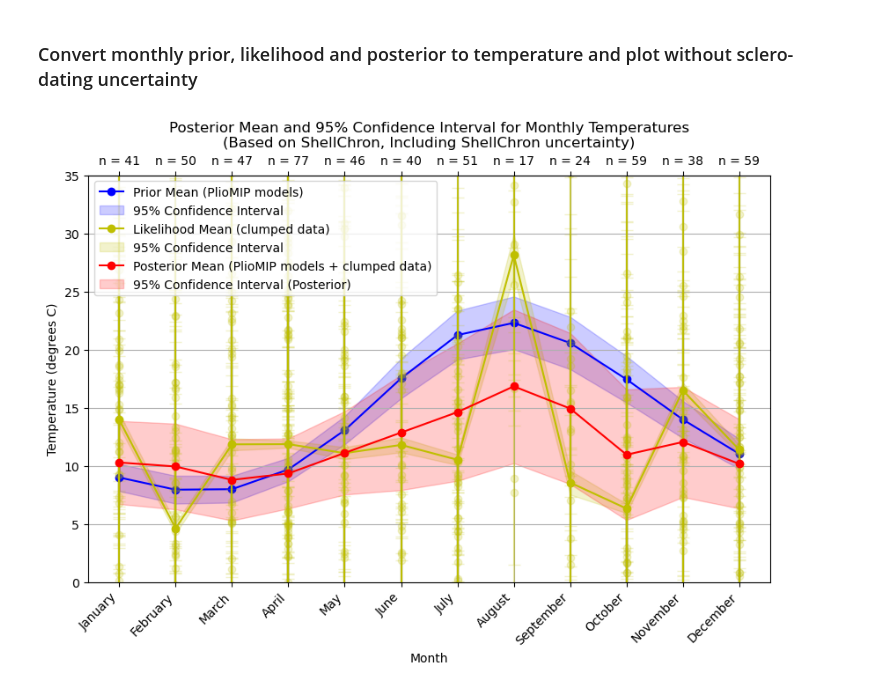
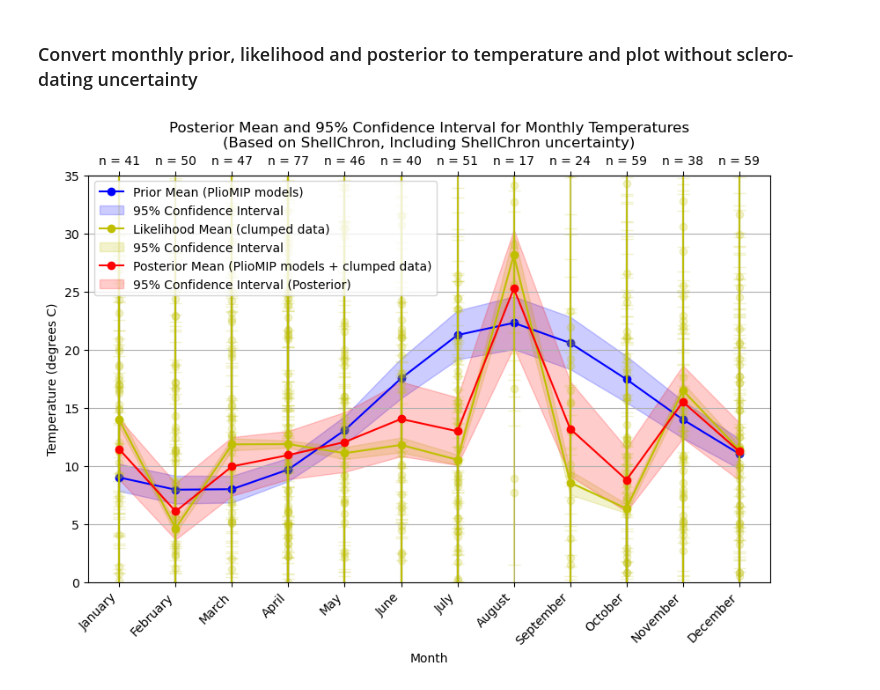
Before and after one commit to nielsjdewinter/SeasonalDA_script, a Jupyter notebook: Seasonal_DA_PWP4_SST.ipynb, the cells around one changed output. Saved outputs shown, nothing was run; the diff lists cells and outputs as text; code cells hidden in the pictures.

```diff
--- a/Seasonal_DA_PWP4_SST.ipynb
+++ b/Seasonal_DA_PWP4_SST.ipynb
@@ -1457,15 +1499,13 @@ plt.show()
 # %% [markdown]
 ### Convert monthly prior, likelihood and posterior to temperature and plot without sclero-dating uncertainty
 # %%
-# Convert prior D47 to temp
-# mu_prior_T = D47c.OGLS23.T47(D47 = mu_prior_original, sD47 = cov_prior_original, return_covar = True)[0]
-# cov_prior_T = D47c.OGLS23.T47(D47 = mu_prior_original, sD47 = cov_prior_original, return_covar = True)[1]
+# (Prior is identical to the monthly prior above)
 # Convert likelihood D47 to temp
 mu_likelihood_monthly_noerr_T = D47c.OGLS23.T47(D47 = mu_likelihood_monthly_noerr, sD47 = std_likelihood_monthly_noerr, return_covar = True)[0]
 cov_likelihood_noerr_T = D47c.OGLS23.T47(D47 = mu_likelihood_monthly_noerr, sD47 = std_likelihood_monthly_noerr, return_covar = True)[1]
 # # Convert posterior D47 to temp
-mu_posterior_noerr_T = D47c.OGLS23.T47(D47 = mu_prior, sD47 = std_prior, return_covar = True)[0]
-cov_posterior_noerr_T = D47c.OGLS23.T47(D47 = mu_prior, sD47 = std_prior, return_covar = True)[1]
+mu_posterior_noerr_T = D47c.OGLS23.T47(D47 = mu_prior_noerr, sD47 = cov_prior_noerr, return_covar = True)[0]
+cov_posterior_noerr_T = D47c.OGLS23.T47(D47 = mu_prior_noerr, sD47 = cov_prior_noerr, return_covar = True)[1]
 
 # Plot in temperature domain
 # std_prior_T = np.sqrt(np.diag(cov_prior_T))
@@ -1503,31 +1543,31 @@ for measurement in PWP_D47_dict: # Loop over measurements
     plt.plot(measurement["month_score"], D47c.OGLS23.T47(D47 = measurement["D47_corrETF_strict"], sD47 = measurement["D47_sd_ext"])[0], color = "y", marker = "o", alpha = 0.2)
     plt.errorbar(measurement["month_score"], D47c.OGLS23.T47(D47 = measurement["D47_corrETF_strict"], sD47 = measurement["D47_sd_ext"])[0], yerr = D47c.OGLS23.T47(D47 = measurement["D47_corrETF_strict"], sD47 = measurement["D47_sd_ext"])[1], color = "y", alpha = 0.2, capsize = 5)
 # Add numbers of datapoints used for updating to top
 secax = plt.gca().secondary_xaxis('top')
 secax.set_xticks(months)
 secax.set_xticklabels([f"n = {int(n)}" for n in n_update_monthly_noerr])
 secax.tick_params(axis = 'x', rotation = 0)
 
 # POSTERIOR
 # Add posterior mean
 plt.plot(months, mu_posterior_noerr_T, label = 'Posterior Mean (PlioMIP models + clumped data)', color = 'r', marker = 'o')
 # Add 95% confidence intervals for the posterior (mean ± 1.96 * std deviation)
 plt.fill_between(months,
     mu_posterior_noerr_T - stats.t.ppf(1 - 0.025, (n_update_monthly_noerr + n_models)) * std_posterior_noerr_T,
     mu_posterior_noerr_T + stats.t.ppf(1 - 0.025, (n_update_monthly_noerr + n_models)) * std_posterior_noerr_T,
     color = 'r',
     alpha = 0.2,
     label = '95% Confidence Interval (Posterior)'
 )
 
 # Plot layout
 plt.xticks(months, month_names, rotation = 45, ha = "right")
 plt.title('Posterior Mean and 95% Confidence Interval for Monthly Temperatures\n(Based on ShellChron, Including ShellChron uncertainty)')
 plt.xlabel('Month')
 plt.ylabel('Temperature (degrees C)')
 plt.ylim(0, 35)
 plt.legend(loc = 'upper left')
 plt.grid(True)
 plt.show()
 # %% [output]
-[figure, old version]
+[figure, new version]
```
Also changed, not shown: parts of 46 cells of this notebook, 3 other files.
